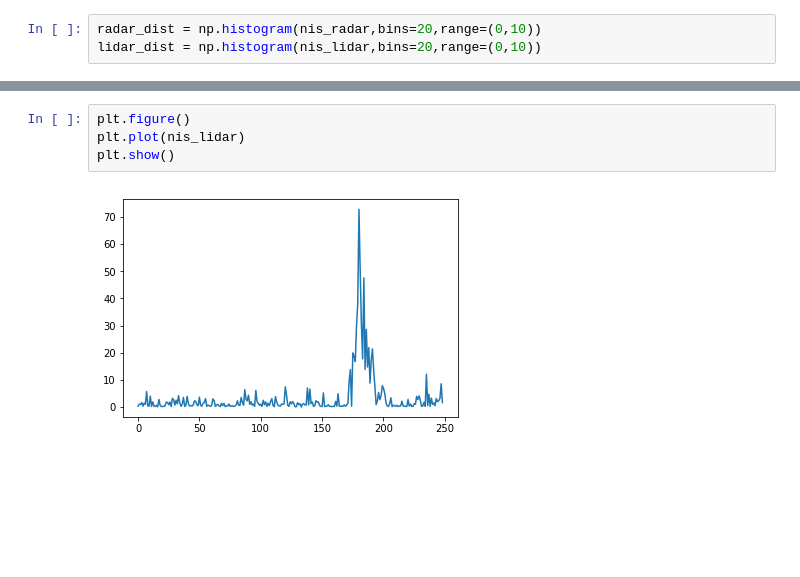
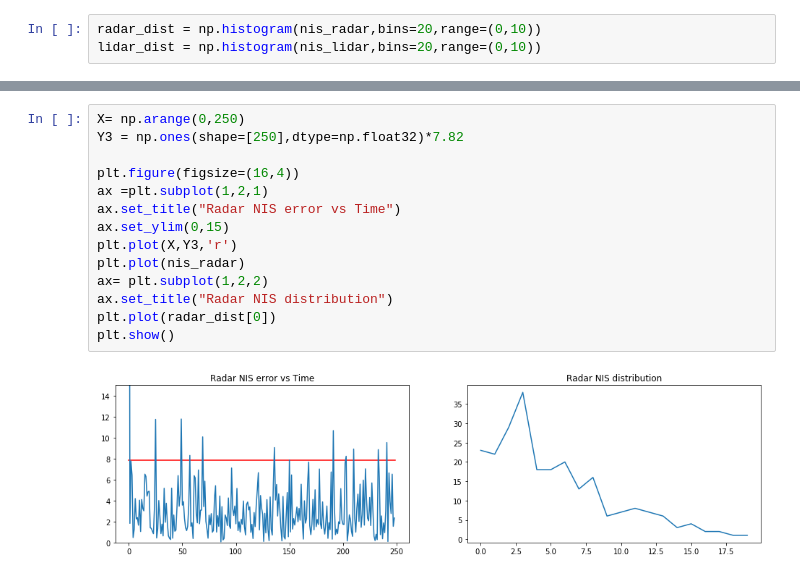
Before and after one commit to etendue/CarND-Unscented-Kalman-Filter, a Jupyter notebook: AnalyzeNIS.ipynb, the cells around one changed output, grey strips where cells are left out. Cells and saved outputs as stored; diff of their text form; blank space fills up the shorter version.

```diff
--- a/AnalyzeNIS.ipynb
+++ b/AnalyzeNIS.ipynb
@@ -38,6 +24,16 @@ plt.show()
-# %%
-plt.figure()
-plt.plot(nis_lidar)
-plt.show()
-# %% [output]
-[figure, removed]
+# %%
+X= np.arange(0,250)
+Y3 = np.ones(shape=[250],dtype=np.float32)*7.82
+
+plt.figure(figsize=(16,4))
+ax =plt.subplot(1,2,1)
+ax.set_title("Radar NIS error vs Time")
+ax.set_ylim(0,15)
+plt.plot(X,Y3,'r')
+plt.plot(nis_radar)
+ax= plt.subplot(1,2,2)
+ax.set_title("Radar NIS distribution")
+plt.plot(radar_dist[0])
+plt.show()
+# %% [output]
+[figure, added]
```
Also changed, not shown: parts of 18 cells of this notebook, 3 other files.
